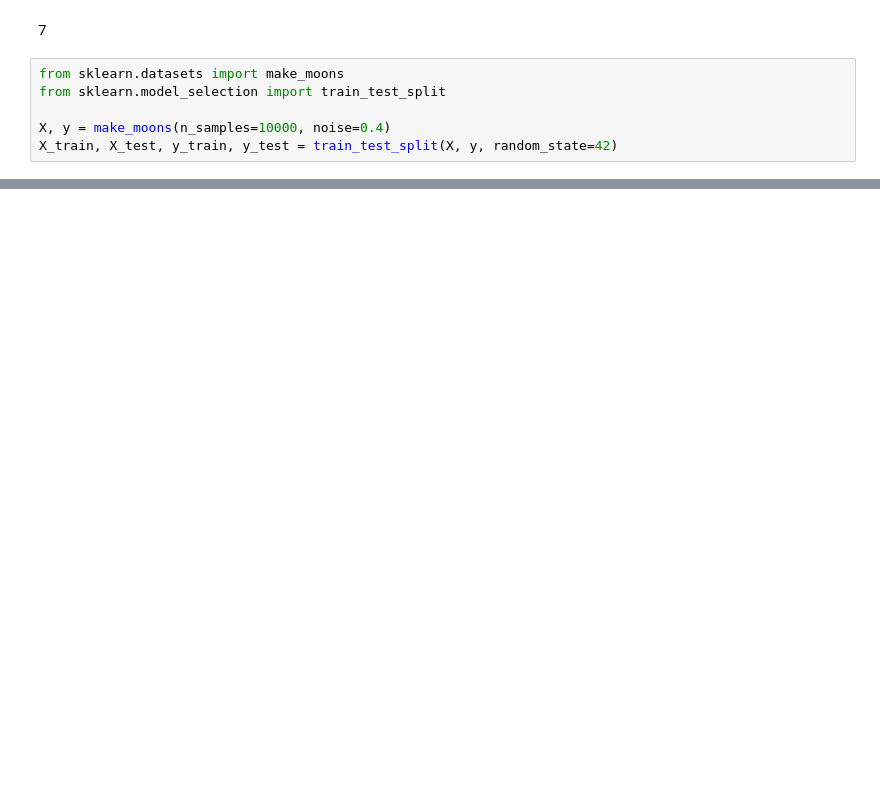
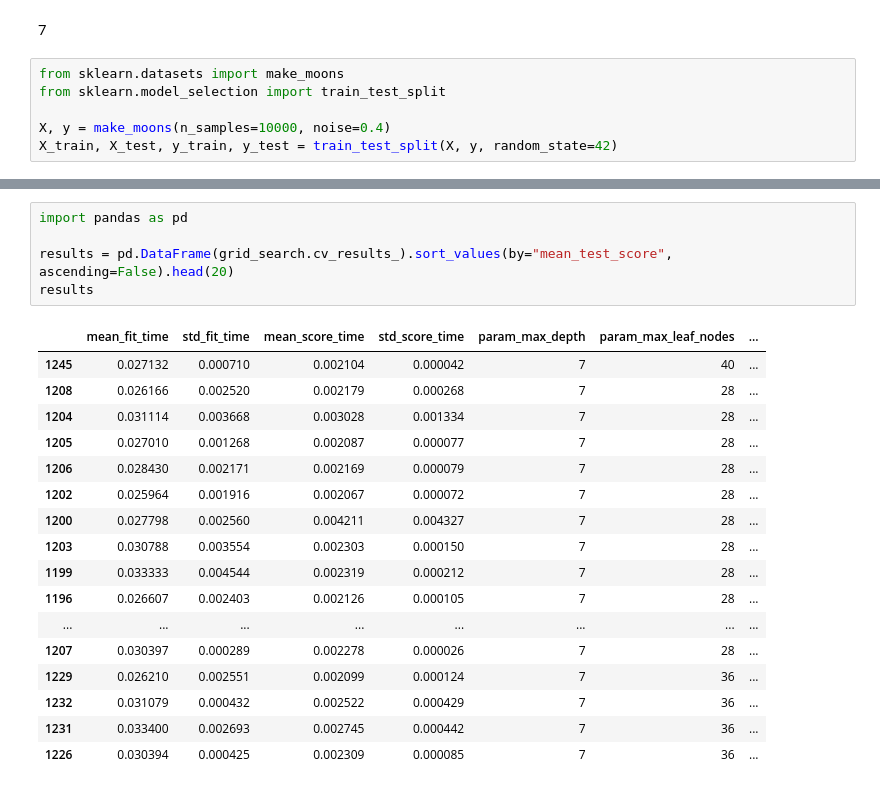
Before and after one commit to adarsha-7/machine-learning, a Jupyter notebook: chapter_6/chapter_exercise/main.ipynb, the cells around one changed output, grey strips where cells are left out. Cells and saved outputs as stored; diff of their text form; blank space fills up the shorter version.

```diff
--- a/chapter_6/chapter_exercise/main.ipynb
+++ b/chapter_6/chapter_exercise/main.ipynb
@@ -24,0 +44,23 @@ dt_clf.score(X_test, y_test)
+# %%
+import pandas as pd
+
+results = pd.DataFrame(grid_search.cv_results_).sort_values(by="mean_test_score", ascending=False).head(20)
+results
+# %% [output]
+|  | mean_fit_time | std_fit_time | mean_score_time | std_score_time | param_max_depth | param_max_leaf_nodes | ... |
+| 1245 | 0.027132 | 0.000710 | 0.002104 | 0.000042 | 7 | 40 | ... |
+| 1208 | 0.026166 | 0.002520 | 0.002179 | 0.000268 | 7 | 28 | ... |
+| 1204 | 0.031114 | 0.003668 | 0.003028 | 0.001334 | 7 | 28 | ... |
+| 1205 | 0.027010 | 0.001268 | 0.002087 | 0.000077 | 7 | 28 | ... |
+| 1206 | 0.028430 | 0.002171 | 0.002169 | 0.000079 | 7 | 28 | ... |
+| 1202 | 0.025964 | 0.001916 | 0.002067 | 0.000072 | 7 | 28 | ... |
+| 1200 | 0.027798 | 0.002560 | 0.004211 | 0.004327 | 7 | 28 | ... |
+| 1203 | 0.030788 | 0.003554 | 0.002303 | 0.000150 | 7 | 28 | ... |
+| 1199 | 0.033333 | 0.004544 | 0.002319 | 0.000212 | 7 | 28 | ... |
+| 1196 | 0.026607 | 0.002403 | 0.002126 | 0.000105 | 7 | 28 | ... |
+| ... | ... | ... | ... | ... | ... | ... | ... |
+| 1207 | 0.030397 | 0.000289 | 0.002278 | 0.000026 | 7 | 28 | ... |
+| 1229 | 0.026210 | 0.002551 | 0.002099 | 0.000124 | 7 | 36 | ... |
+| 1232 | 0.031079 | 0.000432 | 0.002522 | 0.000429 | 7 | 36 | ... |
+| 1231 | 0.033400 | 0.002693 | 0.002745 | 0.000442 | 7 | 36 | ... |
+| 1226 | 0.030394 | 0.000425 | 0.002309 | 0.000085 | 7 | 36 | ... |
```
Also changed, not shown: parts of 6 cells of this notebook.
